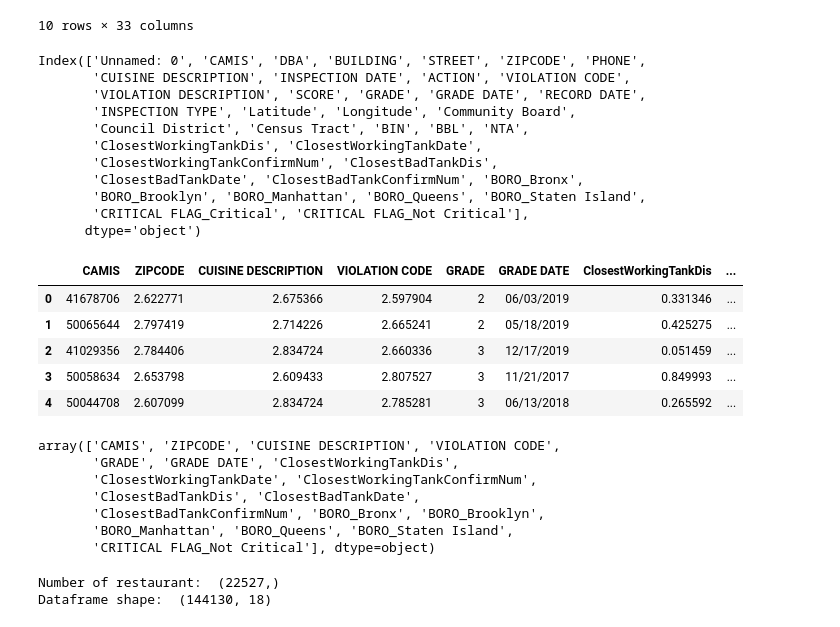
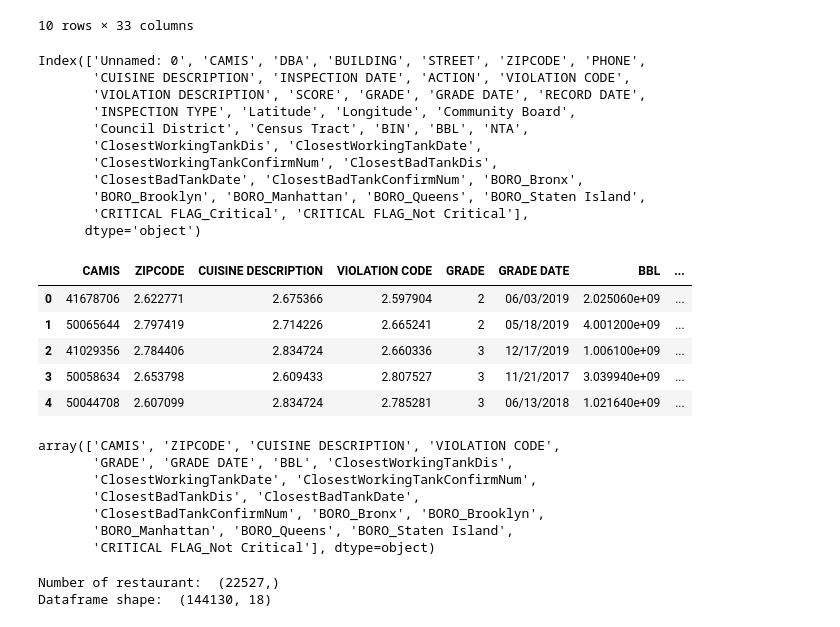
Before and after one commit to clarissarjtai/NYC-Restaurant-Sanitation-Level-Prediction, a Jupyter notebook: data_preprocessing.ipynb, the cells around one changed output. Saved outputs shown, nothing was run; the diff lists cells and outputs as text; code cells hidden in the pictures.

```diff
--- a/data_preprocessing.ipynb
+++ b/data_preprocessing.ipynb
@@ -71,45 +71,44 @@ df = df.drop(["DBA",
               "PHONE",
               "ACTION",
               "VIOLATION DESCRIPTION",
               "Latitude",
               "Longitude",
               "Community Board",
               "Council District",
               "Census Tract",
               "RECORD DATE",
               "INSPECTION DATE",
               "INSPECTION TYPE",
               "CRITICAL FLAG_Critical",
               "BIN",
-              "BBL",
               "SCORE",
               "NTA",
               'Unnamed: 0'], axis=1)
 df = df.dropna()
 df.head()
 # %% [output]
 Index(['Unnamed: 0', 'CAMIS', 'DBA', 'BUILDING', 'STREET', 'ZIPCODE', 'PHONE',
        'CUISINE DESCRIPTION', 'INSPECTION DATE', 'ACTION', 'VIOLATION CODE',
        'VIOLATION DESCRIPTION', 'SCORE', 'GRADE', 'GRADE DATE', 'RECORD DATE',
        'INSPECTION TYPE', 'Latitude', 'Longitude', 'Community Board',
        'Council District', 'Census Tract', 'BIN', 'BBL', 'NTA',
        'ClosestWorkingTankDis', 'ClosestWorkingTankDate',
        'ClosestWorkingTankConfirmNum', 'ClosestBadTankDis',
        'ClosestBadTankDate', 'ClosestBadTankConfirmNum', 'BORO_Bronx',
        'BORO_Brooklyn', 'BORO_Manhattan', 'BORO_Queens', 'BORO_Staten Island',
        'CRITICAL FLAG_Critical', 'CRITICAL FLAG_Not Critical'],
       dtype='object')
-|  | CAMIS | ZIPCODE | CUISINE DESCRIPTION | VIOLATION CODE | GRADE | GRADE DATE | ClosestWorkingTankDis | ... |
-| 0 | 41678706 | 2.622771 | 2.675366 | 2.597904 | 2 | 06/03/2019 | 0.331346 | ... |
-| 1 | 50065644 | 2.797419 | 2.714226 | 2.665241 | 2 | 05/18/2019 | 0.425275 | ... |
-| 2 | 41029356 | 2.784406 | 2.834724 | 2.660336 | 3 | 12/17/2019 | 0.051459 | ... |
-| 3 | 50058634 | 2.653798 | 2.609433 | 2.807527 | 3 | 11/21/2017 | 0.849993 | ... |
-| 4 | 50044708 | 2.607099 | 2.834724 | 2.785281 | 3 | 06/13/2018 | 0.265592 | ... |
+|  | CAMIS | ZIPCODE | CUISINE DESCRIPTION | VIOLATION CODE | GRADE | GRADE DATE | BBL | ... |
+| 0 | 41678706 | 2.622771 | 2.675366 | 2.597904 | 2 | 06/03/2019 | 2.025060e+09 | ... |
+| 1 | 50065644 | 2.797419 | 2.714226 | 2.665241 | 2 | 05/18/2019 | 4.001200e+09 | ... |
+| 2 | 41029356 | 2.784406 | 2.834724 | 2.660336 | 3 | 12/17/2019 | 1.006100e+09 | ... |
+| 3 | 50058634 | 2.653798 | 2.609433 | 2.807527 | 3 | 11/21/2017 | 3.039940e+09 | ... |
+| 4 | 50044708 | 2.607099 | 2.834724 | 2.785281 | 3 | 06/13/2018 | 1.021640e+09 | ... |
 # %%
 df.columns.values
 # %% [output]
 array(['CAMIS', 'ZIPCODE', 'CUISINE DESCRIPTION', 'VIOLATION CODE',
-       'GRADE', 'GRADE DATE', 'ClosestWorkingTankDis',
+       'GRADE', 'GRADE DATE', 'BBL', 'ClosestWorkingTankDis',
        'ClosestWorkingTankDate', 'ClosestWorkingTankConfirmNum',
        'ClosestBadTankDis', 'ClosestBadTankDate',
        'ClosestBadTankConfirmNum', 'BORO_Bronx', 'BORO_Brooklyn',
```
Also changed, not shown: parts of 20 cells of this notebook, 5 other files.
